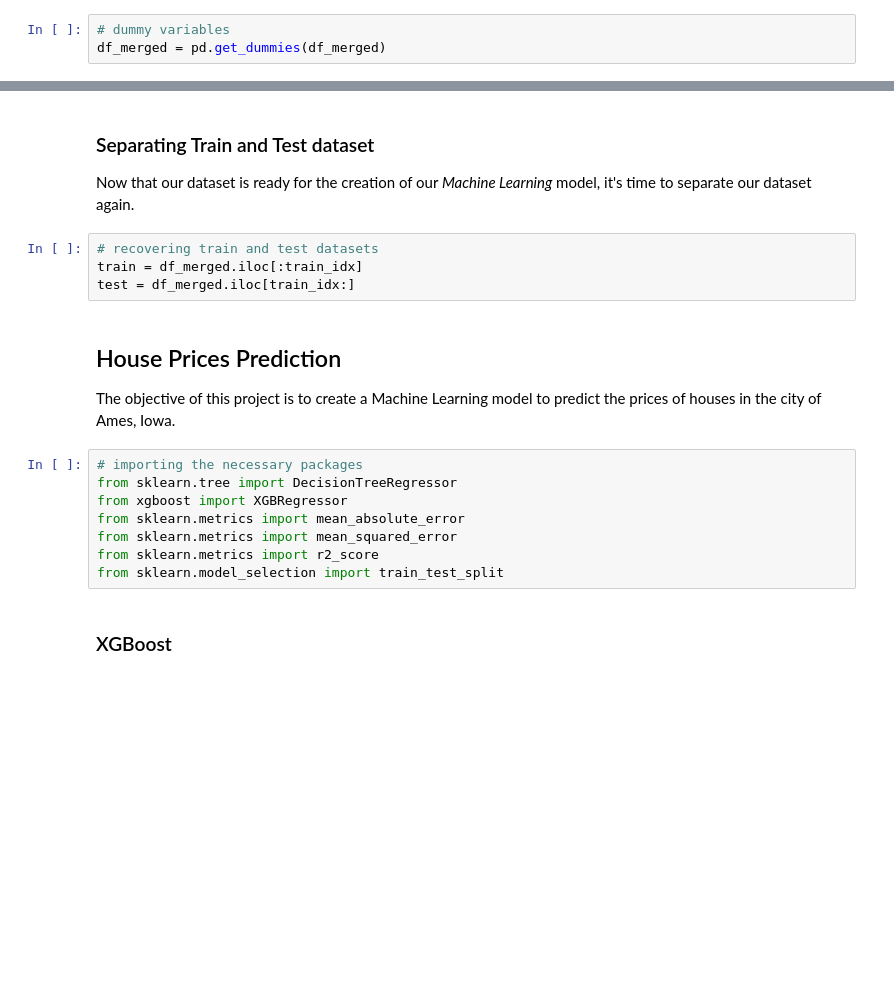
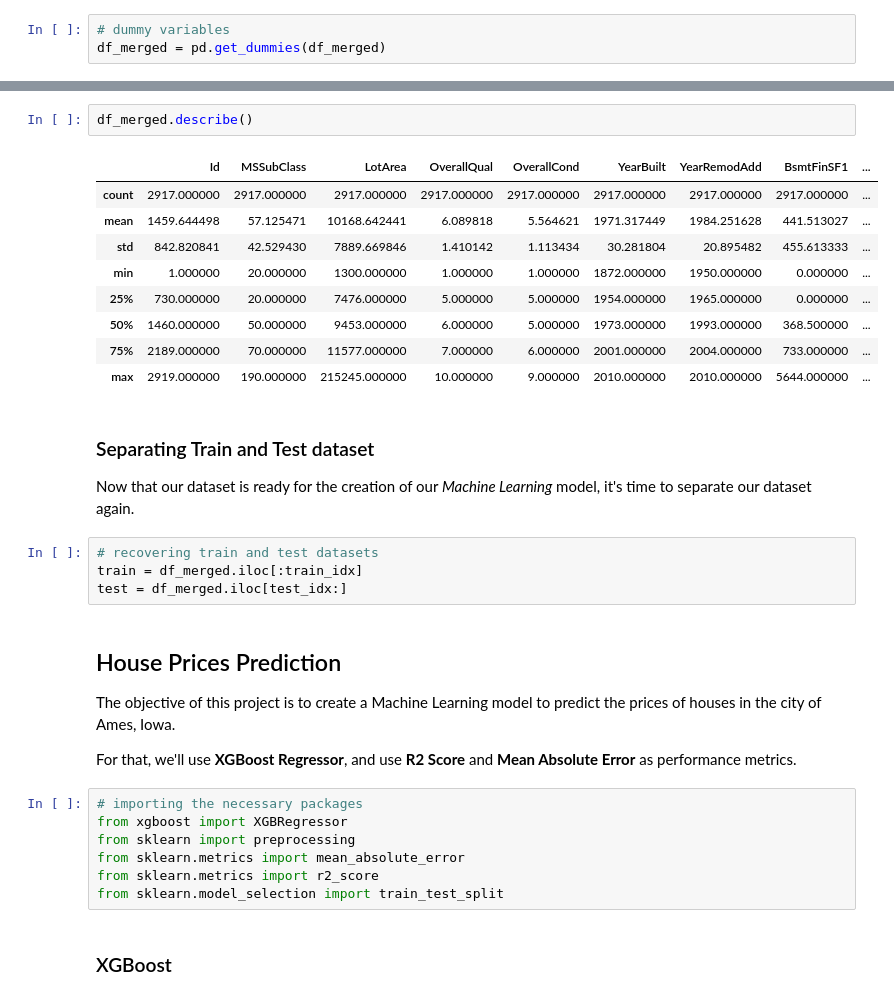
Before and after one commit to rafaelnduarte/Kaggle_House_Prices, a Jupyter notebook: Kaggle_House_Price_Prediction.ipynb, the cells around one changed output, grey strips where cells are left out. Cells and saved outputs as stored; diff of their text form; blank space fills up the shorter version.

```diff
--- a/Kaggle_House_Price_Prediction.ipynb
+++ b/Kaggle_House_Price_Prediction.ipynb
@@ -1020,4 +1072,16 @@ Variables:      152
 Entries:        2917
+# %%
+df_merged.describe()
+# %% [output]
+|  | Id | MSSubClass | LotArea | OverallQual | OverallCond | YearBuilt | YearRemodAdd | BsmtFinSF1 | ... |
+| count | 2917.000000 | 2917.000000 | 2917.000000 | 2917.000000 | 2917.000000 | 2917.000000 | 2917.000000 | 2917.000000 | ... |
+| mean | 1459.644498 | 57.125471 | 10168.642441 | 6.089818 | 5.564621 | 1971.317449 | 1984.251628 | 441.513027 | ... |
+| std | 842.820841 | 42.529430 | 7889.669846 | 1.410142 | 1.113434 | 30.281804 | 20.895482 | 455.613333 | ... |
+| min | 1.000000 | 20.000000 | 1300.000000 | 1.000000 | 1.000000 | 1872.000000 | 1950.000000 | 0.000000 | ... |
+| 25% | 730.000000 | 20.000000 | 7476.000000 | 5.000000 | 5.000000 | 1954.000000 | 1965.000000 | 0.000000 | ... |
+| 50% | 1460.000000 | 50.000000 | 9453.000000 | 6.000000 | 5.000000 | 1973.000000 | 1993.000000 | 368.500000 | ... |
+| 75% | 2189.000000 | 70.000000 | 11577.000000 | 7.000000 | 6.000000 | 2001.000000 | 2004.000000 | 733.000000 | ... |
+| max | 2919.000000 | 190.000000 | 215245.000000 | 10.000000 | 9.000000 | 2010.000000 | 2010.000000 | 5644.000000 | ... |
 # %% [markdown]
 ### Separating Train and Test dataset
 
@@ -1025,17 +1089,18 @@ Now that our dataset is ready for the creation of our *Machine Learning* model,
 # %%
 # recovering train and test datasets
 train = df_merged.iloc[:train_idx]
-test = df_merged.iloc[train_idx:]
+test = df_merged.iloc[test_idx:]
 # %% [markdown]
 ## House Prices Prediction
 
 The objective of this project is to create a Machine Learning model to predict the prices of houses in the city of Ames, Iowa.
+
+For that, we'll use **XGBoost Regressor**, and use **R2 Score** and **Mean Absolute Error** as performance metrics.
 # %%
 # importing the necessary packages
-from sklearn.tree import DecisionTreeRegressor
 from xgboost import XGBRegressor
+from sklearn import preprocessing
 from sklearn.metrics import mean_absolute_error
-from sklearn.metrics import mean_squared_error
 from sklearn.metrics import r2_score
 from sklearn.model_selection import train_test_split
 # %% [markdown]
```
Also changed, not shown: parts of 49 cells of this notebook.
